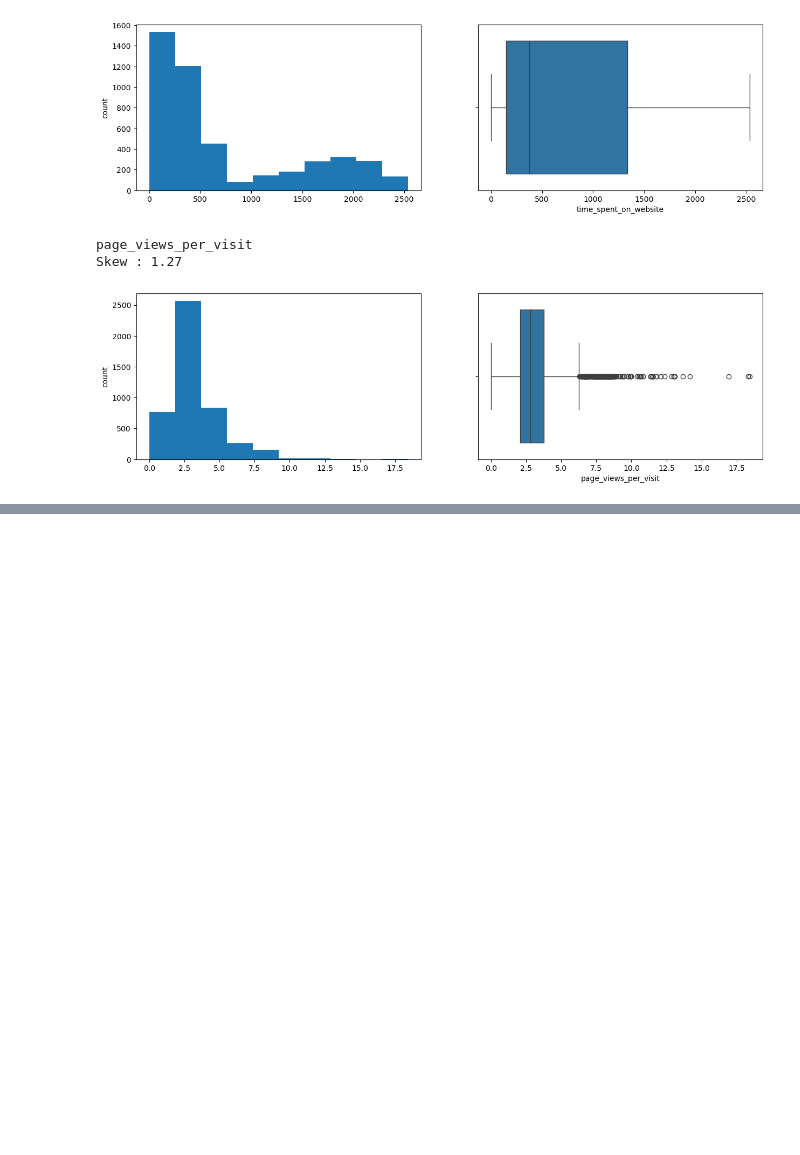
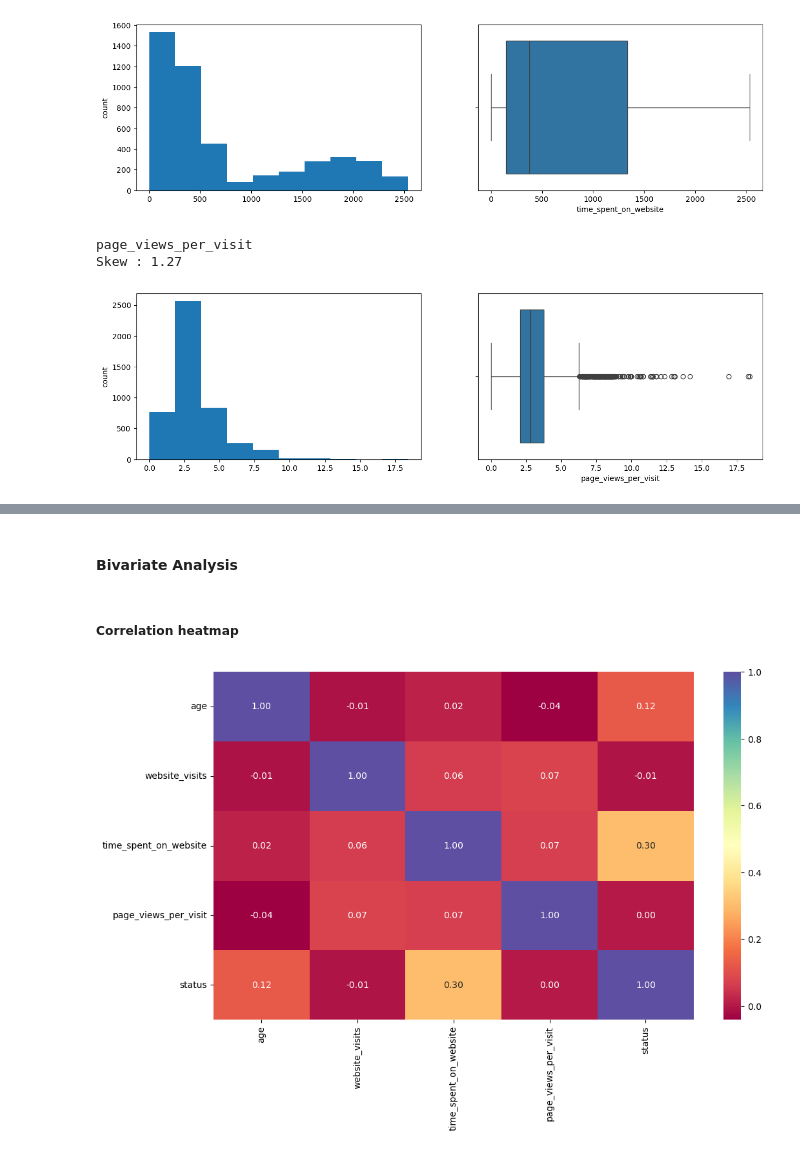
Before and after one commit to hounfodji/for_data_and_ai, a Jupyter notebook: potential_customers_prediction/main.ipynb, the cells around one changed output, grey strips where cells are left out. Saved outputs shown, nothing was run; the diff lists cells and outputs as text; code cells hidden in the pictures; blank space fills up the shorter version.

```diff
--- a/potential_customers_prediction/main.ipynb
+++ b/potential_customers_prediction/main.ipynb
@@ -358,0 +422,16 @@ Skew : 1.27
+# %% [markdown]
+#### Bivariate Analysis
+# %% [markdown]
+##### Correlation heatmap
+# %%
+variables = df[numerical_col]
+
+
+
+plt.figure(figsize=(12,7))
+
+sns.heatmap(variables.corr(), annot=True, fmt='.2f', cmap="Spectral")
+
+plt.show()
+# %% [output]
+[figure, added]
```
Also changed, not shown: parts of 49 cells of this notebook.
